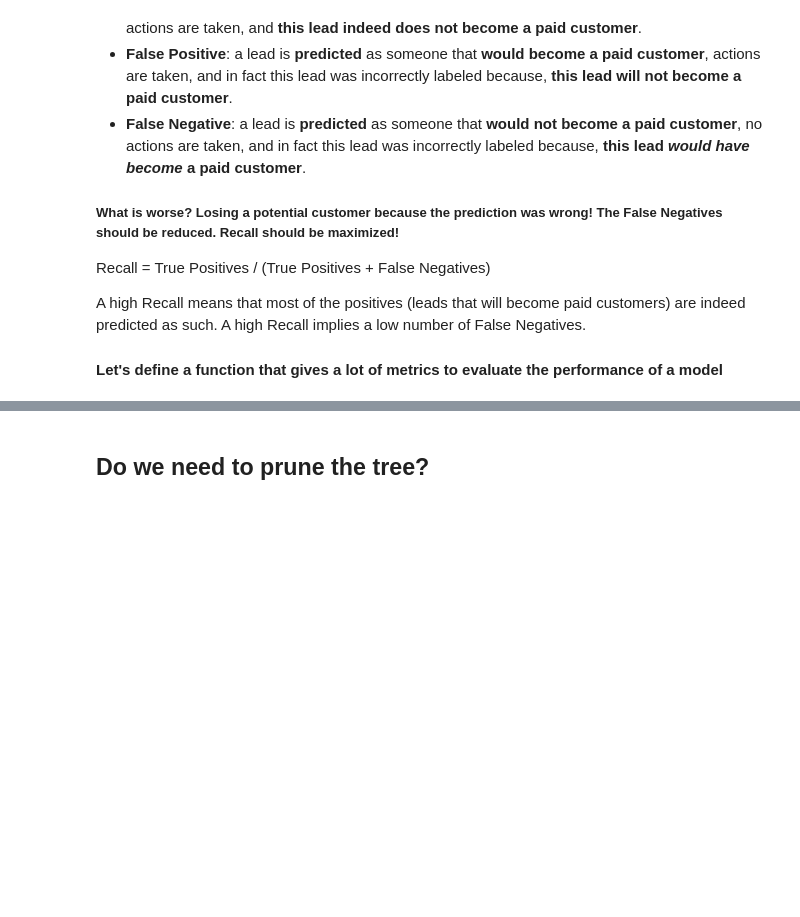
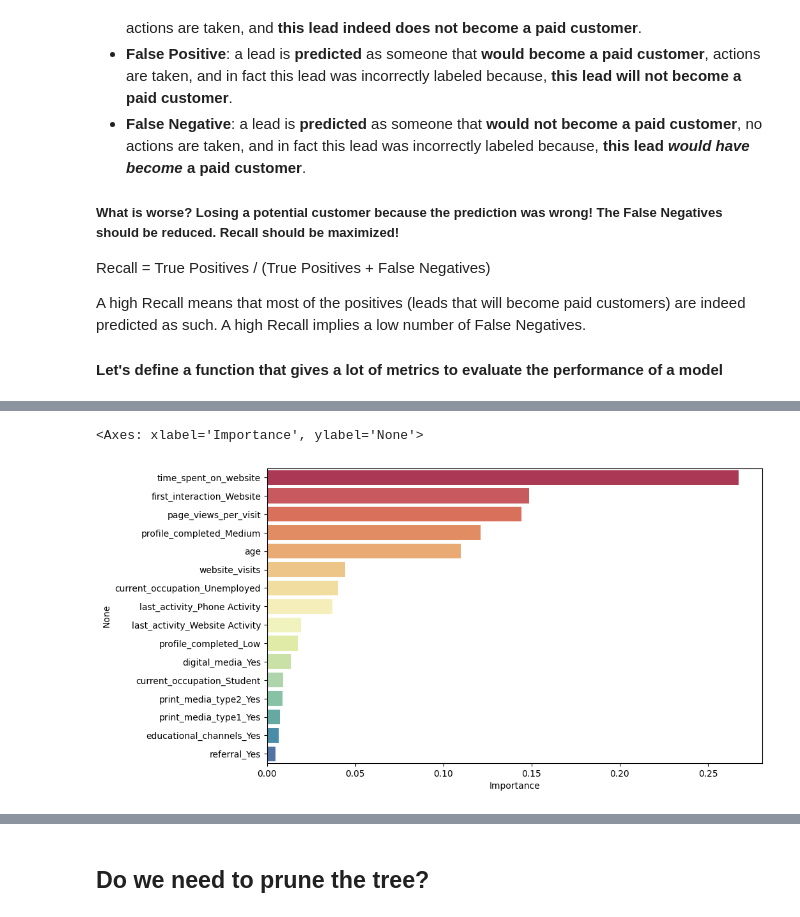
Before and after one commit to jpreyesm03/ExtraaLearn-Machine-Learning-Models, a Jupyter notebook: FCV Potential Customers Prediction.ipynb, the cells around one changed output, grey strips where cells are left out. Drawn from its saved outputs; the diff is of its cells as text; code cells hidden in the pictures; blank space fills up the shorter version.

```diff
--- a/FCV Potential Customers Prediction.ipynb
+++ b/FCV Potential Customers Prediction.ipynb
@@ -657,0 +723,11 @@ A high Recall means that most of the positives (leads that will become paid cust
+# %%
+# Plot the feature importance
+
+importances = d_tree.feature_importances_
+columns = X.columns
+importance_df = pd.DataFrame(importances, index = columns, columns = ['Importance']).sort_values(by = 'Importance', ascending = False)
+plt.figure(figsize = (10, 6))
+sns.barplot(data = importance_df, x = importance_df.Importance, y = importance_df.index, palette="Spectral")
+# %% [output]
+<Axes: xlabel='Importance', ylabel='None'>
+[figure, added]
```
Also changed, not shown: parts of 23 cells of this notebook.
